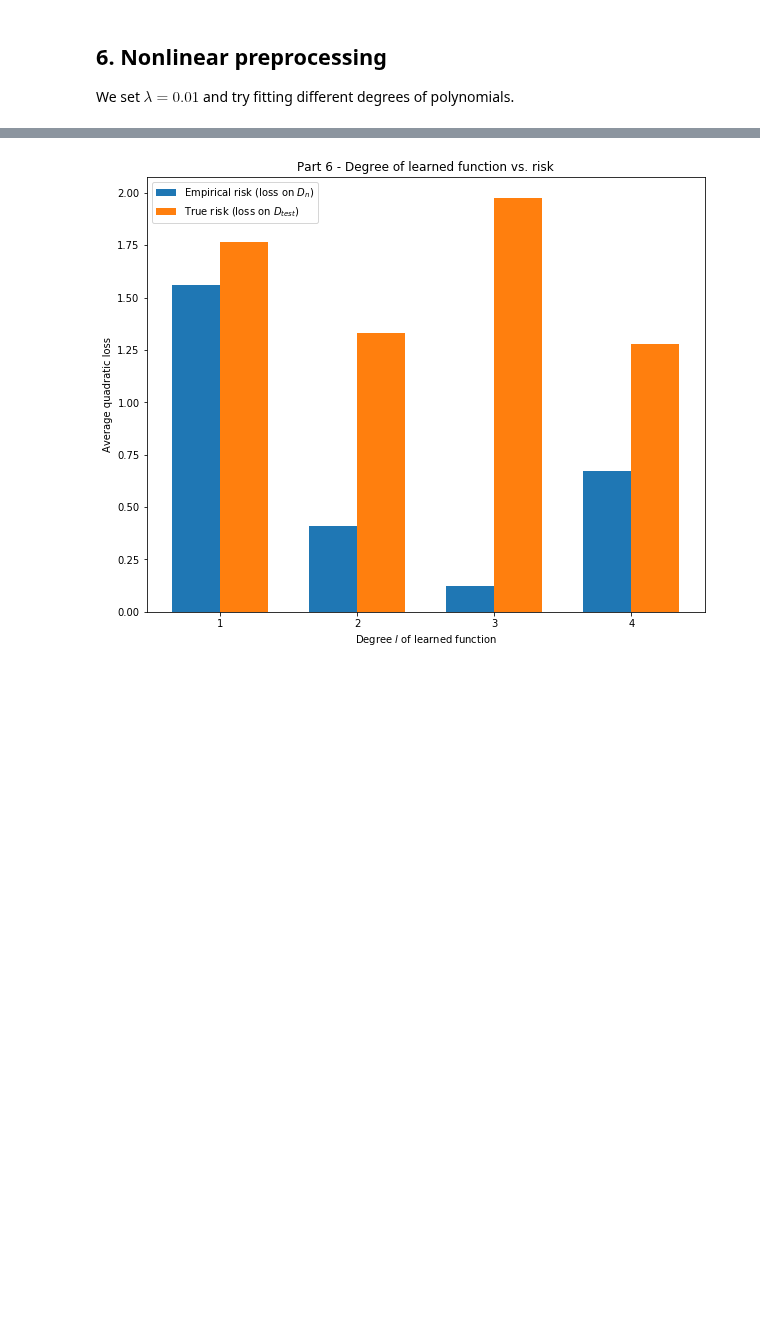
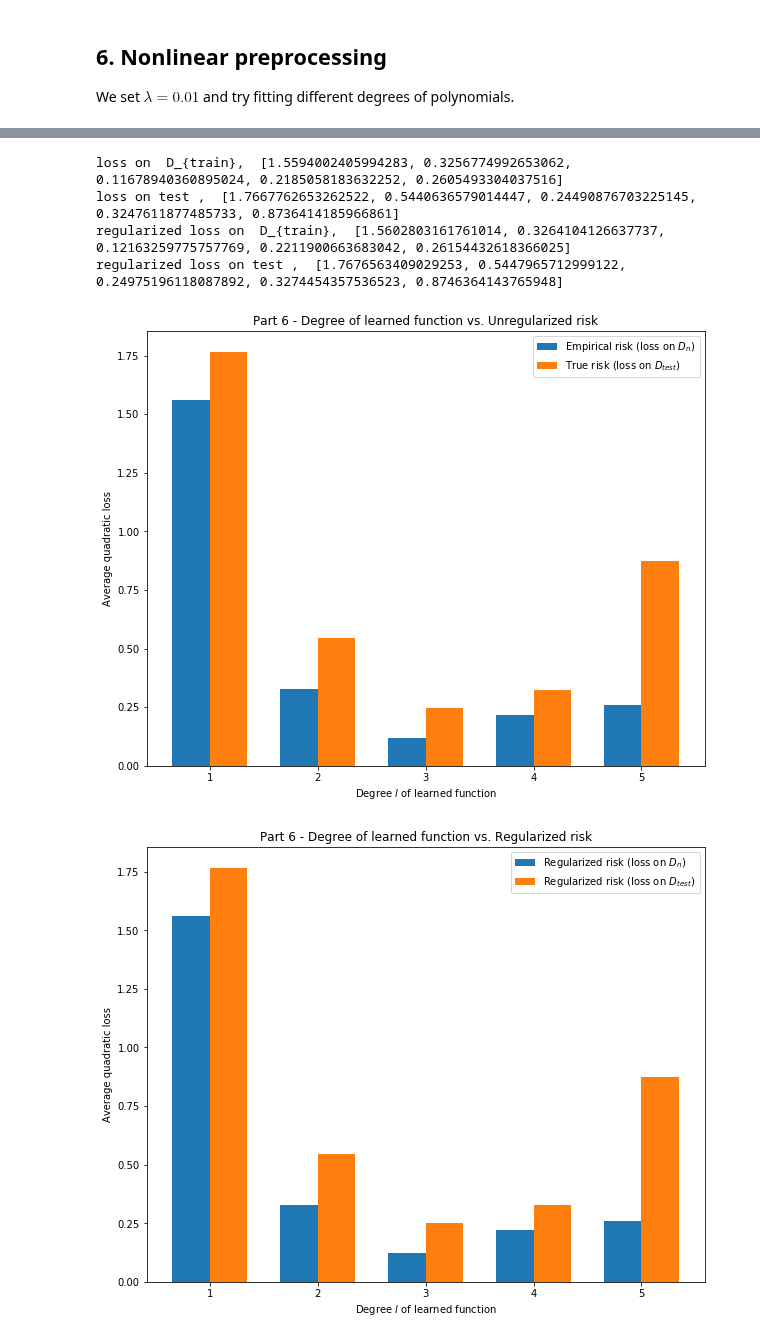
Before and after one commit to violetguos/ift6390, a Jupyter notebook: Homework 2/Practical.ipynb, the cells around one changed output, grey strips where cells are left out. Cells and saved outputs as stored; diff of their text form; code cells hidden in the pictures; blank space fills up the shorter version.

```diff
--- a/Homework 2/Practical.ipynb
+++ b/Homework 2/Practical.ipynb
@@ -126,7 +127,7 @@ We sample our test set $D_{test}$ and train models on $D_{n}$ , using $\lambda$
 Then we plot $\lambda$  on the x-axis, and loss on the y-axis (N.B. to TAs: we plotted $\lambda$ on a log scale):
 # %%
 # Sample D_test
-data = np.random.uniform(-5,5,100)
+data = np.random.uniform(-5, 5, 100)
 target = hX(data)
 dataDtest = [data, target]
 
@@ -149,8 +150,8 @@ for i in lambdaVals:
     lossArr.append(loss)
 
     # Uncomment to plot
-    """plt.rcParams['figure.figsize'] = [10, 8]
-    plt.plot(dataDtest[0], learnedFunc, '8', label = "learned func, $\lambda$ = {}".format(i) )
+    plt.rcParams['figure.figsize'] = [10, 8]
+    plt.plot(dataDtest[0], learnedFunc, label = "learned func, $\lambda$ = {}".format(i) )
 
 plt.plot(dataDtest[0], dataDtest[1], 'o', label="sampled Data $D_{test}$")
 plt.plot(xvals, hX(xvals), label = "target function")
@@ -158,4 +159,4 @@ plt.xlabel("data")
 plt.ylabel("target")
 plt.title("Part 5 $D_{test}$ with different $\lambda$")
 plt.legend(loc='best')
-plt.show()"""
+plt.show()
@@ -297,32 +275,65 @@ We plot the the empirical risk (loss on $D_{n}$ and the true risk (loss on $D_{t
 # %%
 # Already got training loss, so now get testing loss:
 lossArr_test = []
+regLossArr_test = []
+
 for k in kDegreeArr:
     # Get the function
+    dataDtestM = []
+    for data in dataDtest[0]:
+        dataDtestM.append(to_map(data, k))
+    dataDtestM = np.array(dataDtestM)
+
     learnedFunc = []
-    for point in dataDtest[0]:
+    for point in dataDtestM:
+        #print(learned_param[k-1])
+
         learnedFunc.append(np.dot(learned_param[k-1][0], point) + learned_param[k-1][1])
+    #print("learnedFunc\n", learnedFunc)
     learnedFunc = np.array(learnedFunc)
-    if k != 1:
-        learnedFunc = np.sum(learnedFunc, axis = 1)
 
     # Calculate test error
     loss = np.mean((learnedFunc - dataDtest[1])**2)
     lossArr_test.append(loss)
+
+    regLoss = loss + 0.01 * np.sum(np.power(learned_param[k-1][0], 2))
+    regLossArr_test.append(regLoss)
+
+print("loss on  D_{train}, " ,lossArr_train)
+print("loss on test , ", lossArr_test)
+
+print("regularized loss on  D_{train}, " ,regLossArr_train)
+print("regularized loss on test , ", regLossArr_test)
 
 # Plot training and test error
 ind = np.arange(len(kDegreeArr))
 width = 0.35
 
 plt.bar(ind, np.array(lossArr_train), width, label="Empirical risk (loss on $D_{n}$)")
 plt.bar(ind + width, np.array(lossArr_test), width, label="True risk (loss on $D_{test}$)")
 plt.xlabel("Degree $l$ of learned function")
 plt.ylabel("Average quadratic loss")
-plt.title("Part 6 - Degree of learned function vs. risk")
+plt.title("Part 6 - Degree of learned function vs. Unregularized risk")
 
-plt.xticks(ind + width / 2, ('1', '2', '3', '4'))
+plt.xticks(ind + width / 2, ('1', '2', '3', '4', '5'))
 #plt.yscale('log')
 plt.legend(loc='best')
 plt.show()
+
+plt.bar(ind, np.array(regLossArr_train), width, label="Regularized risk (loss on $D_{n}$)")
+plt.bar(ind + width, np.array(regLossArr_test), width, label="Regularized risk (loss on $D_{test}$)")
+plt.xlabel("Degree $l$ of learned function")
+plt.ylabel("Average quadratic loss")
+plt.title("Part 6 - Degree of learned function vs. Regularized risk")
+
+plt.xticks(ind + width / 2, ('1', '2', '3', '4', '5'))
+#plt.yscale('log')
+plt.legend(loc='best')
+plt.show()
 # %% [output]
+loss on  D_{train},  [1.5594002405994283, 0.3256774992653062, 0.11678940360895024, 0.2185058183632252, 0.2605493304037516]
+loss on test ,  [1.7667762653262522, 0.5440636579014447, 0.24490876703225145, 0.3247611877485733, 0.8736414185966861]
+regularized loss on  D_{train},  [1.5602803161761014, 0.3264104126637737, 0.12163259775757769, 0.2211900663683042, 0.26154432618366025]
+regularized loss on test ,  [1.7676563409029253, 0.5447965712999122, 0.24975196118087892, 0.3274454357536523, 0.8746364143765948]
-[figure, old version]
+[figure, new version]
+[figure, added]
```
Also changed, not shown: parts of 12 cells of this notebook.
